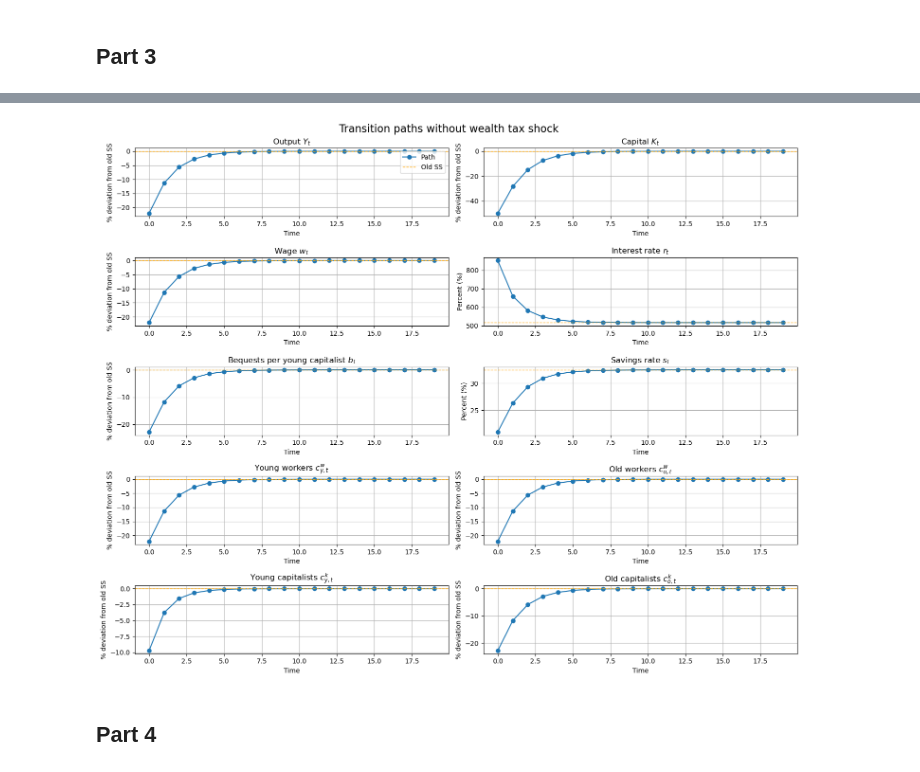
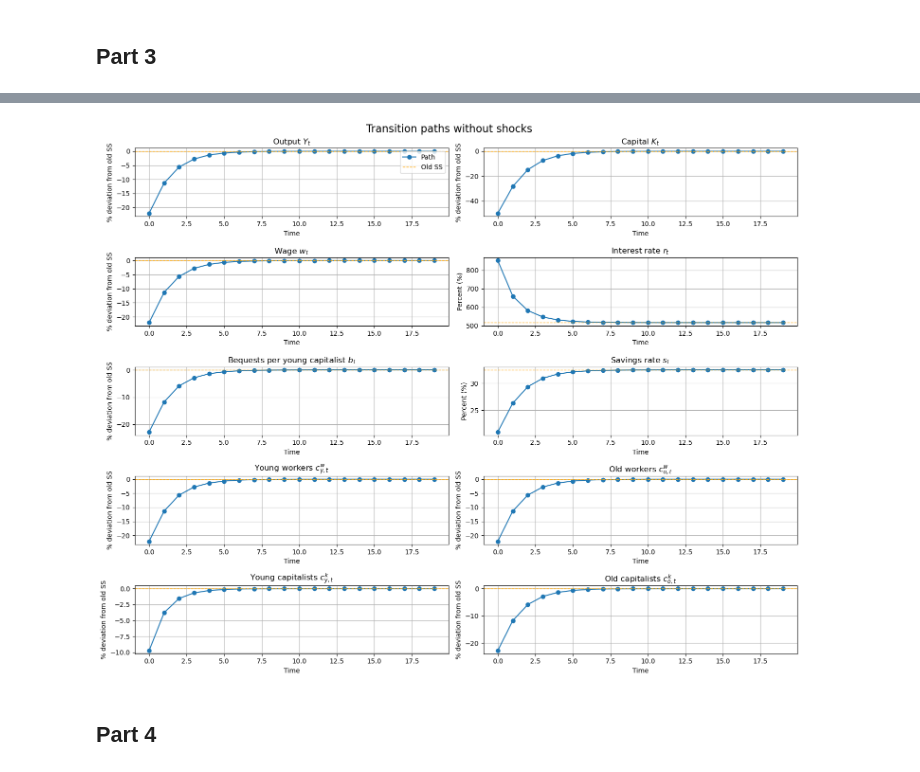
Before and after one commit to MHS17-NHH/FIE463-V26, a Jupyter notebook: assignments/term_paper_1_G34.ipynb, the cells around one changed output, grey strips where cells are left out. Drawn from its saved outputs; the diff is of its cells as text; code cells hidden in the pictures.

```diff
--- a/assignments/term_paper_1_G34.ipynb
+++ b/assignments/term_paper_1_G34.ipynb
@@ -26,6 +26,7 @@ class Parameters:
     N_w: float = .8                 # Fraction of workers
     N_k: float = .2                 # Fraction of capitalists
     tau_a: float = .05              # Wealth tax rate
+    pi_a: float = .5                # Probability of wealth tax being implemented in the next period
 # %%
 # Parameter instance
 par = Parameters()
@@ -224,7 +308,7 @@ class Simulation:
     s_path: np.ndarray              # Savings rate s = a/b
 # %%
 # 2. Function to simulate transition paths
-def simulate_olg(K0, T, par: Parameters, wealth_tax=False) -> Simulation:
+def simulate_olg(K0, T, par: Parameters, wealth_tax=False, uncertainty=False) -> Simulation:
     """
     Simulate the transition paths of the model starting from an initial capital stock K0 for T periods.
     """
@@ -269,12 +353,19 @@ def simulate_olg(K0, T, par: Parameters, wealth_tax=False) -> Simulation:
         if abs(lhs - rhs) > 1e-8:
             print(f"Goods market mismatch at t={t}: {lhs - rhs}")
 
-        # root for K_{t+1}
+        # Define objective function based on uncertainty or not regarding wealth tax
+        def objective(K_next):
+            if uncertainty:
+                return euler_err_uncertain(K_next, K_path[t], par)
+            else:
+                return euler_err(K_next, K_path[t], par, wealth_tax=wealth_tax)
+        # root for K_next
         result = root_scalar(
-            lambda K_next: euler_err(K_next, K_path[t], par, wealth_tax=wealth_tax),
+            objective,
             bracket=(0.001, 0.02),
             method='bisect'
         )
+        # Check if root finding was successful
         if not result.converged:
             raise ValueError(f"Root finding did not converge at time {t}.")
         K_path[t+1] = result.root
@@ -284,7 +375,7 @@ def simulate_olg(K0, T, par: Parameters, wealth_tax=False) -> Simulation:
     r_path[T-1] = r
     w_path[T-1] = w
     Y_path[T-1] = par.z * K_path[T-1]**par.alpha * L**(1 - par.alpha)
-    T_at = tau_a * (1 + r) * K_path[T-1] / (par.N_w + par.N_k)
+    T_at = tau_a * (1 + r) * K_path[T-1]
     c_wy_path[T-1] = (1 - par.tau) * w + T_at
     c_wo_path[T-1] = par.tau * w + T_at
     a_path[T-1] = K_path[T-1] / (0.5 * par.N_k)
@@ -302,6 +393,7 @@ def simulate_olg(K0, T, par: Parameters, wealth_tax=False) -> Simulation:
         c_ky_path=c_ky_path, c_ko_path=c_ko_path,
         s_path=s_path
     )
+
     return sim
 # %%
 # 3. Verify by starting at half the steady-state capital
@@ -317,7 +410,7 @@ Simulated capital path: [0.00246113 0.00352527 0.0041906  0.0045546  0.00474127
  0.00492226 0.00492227]
 # %%
 # 4. Function to plot transition paths
-def plot_simulation(eq_old: SteadyState, sim: Simulation, eq_new: SteadyState | None = None, wealth_tax: bool = False):
+def plot_simulation(eq_old: SteadyState, sim: Simulation, eq_new: SteadyState | None = None, wealth_tax=False, uncertainty=False):
     """
     Plot selected transition paths. If eq_new is given, show both old and new SS.
     """
@@ -380,8 +473,10 @@ def plot_simulation(eq_old: SteadyState, sim: Simulation, eq_new: SteadyState |
     # Overall title dependent on wealth tax shock or not
     if wealth_tax:
         fig.suptitle('Transition paths with wealth tax shock', fontsize=16)
+    elif uncertainty:
+        fig.suptitle('Transition paths with uncertainty shock, no actual wealth tax', fontsize=16)
     else:
-        fig.suptitle('Transition paths without wealth tax shock', fontsize=16)
+        fig.suptitle('Transition paths without shocks', fontsize=16)
 
     # Adjust layout and show plot
     plt.tight_layout()
@@ -389,12 +484,12 @@ def plot_simulation(eq_old: SteadyState, sim: Simulation, eq_new: SteadyState |
 # %%
 # Initialize a steady state, start at half of the steady-state capital to see a transition
 eq = compute_steady_state(par)
 K0 = .5 * eq.K
-
-# Call plot function (Wealth tax False as default)
-plot_simulation(eq, simulate_olg(K0, T=20, par=par))
+sim = simulate_olg(K0, T=20, par=par)
+# Call plot function (Wealth tax and uncertainty False as default)
+plot_simulation(eq, sim)
 # %% [output]
-[figure, old version]
+[figure, new version]
 # %% [markdown]
 ## Part 4
 # %%
```
Also changed, not shown: parts of 17 cells of this notebook.
